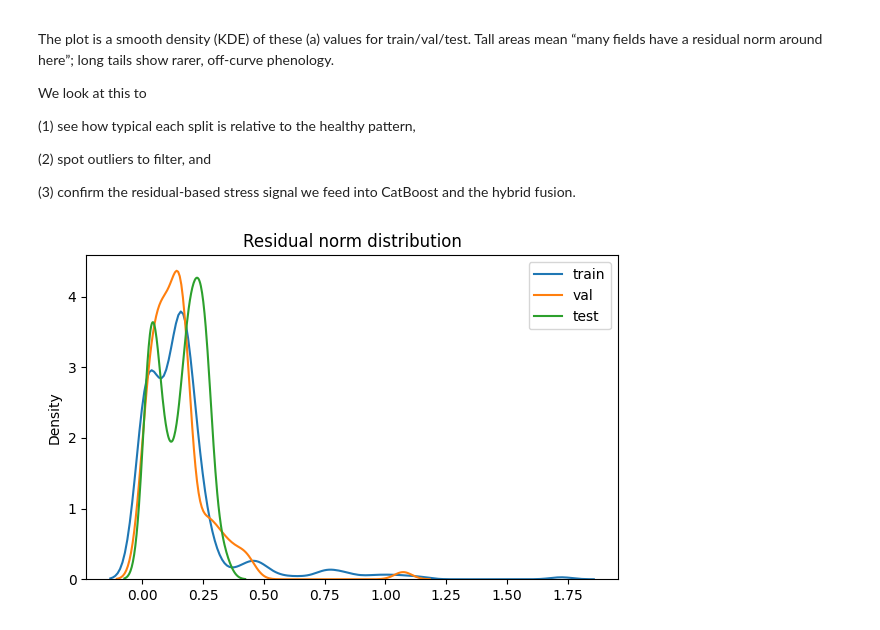
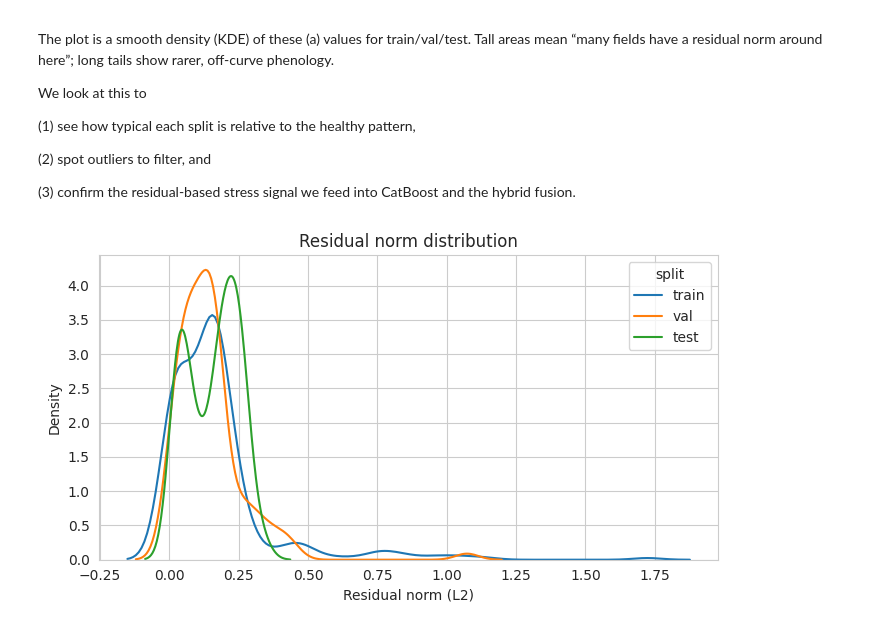
Before and after one commit to hmeyer8/Nitrogen-Deficiency, a Jupyter notebook: notebooks/03_feature_visualization.ipynb, the cells around one changed output. Drawn from its saved outputs; the diff is of its cells as text; code cells hidden in the pictures.

Commit message:
updated visuals and math conclusion

```diff
--- a/notebooks/03_feature_visualization.ipynb
+++ b/notebooks/03_feature_visualization.ipynb
@@ -19,20 +19,38 @@ Explore SVD components, scores, residuals, and hybrid risk. Assumes `train_tempo
 from pathlib import Path
 import json
 import numpy as np
+import pandas as pd
 import matplotlib.pyplot as plt
 import seaborn as sns
 from sklearn.decomposition import PCA
 
+sns.set_style("whitegrid")
+
 INTERIM = Path('data/interim')
+splits = ['train', 'val', 'test']
 
-svd_scores_tr = np.load(INTERIM / 'svd_scores_train.npy')
-svd_scores_te = np.load(INTERIM / 'svd_scores_test.npy')
-res_tr = np.load(INTERIM / 'svd_residual_norm_train.npy')
-res_te = np.load(INTERIM / 'svd_residual_norm_test.npy')
-hybrid_tr = np.load(INTERIM / 'hybrid_risk_train.npy')
-hybrid_te = np.load(INTERIM / 'hybrid_risk_test.npy')
-y_tr = np.load(INTERIM / 'y_train_deficit_label.npy')
-y_te = np.load(INTERIM / 'y_test_deficit_label.npy')
+svd_scores = {split: np.load(INTERIM / f'svd_scores_{split}.npy') for split in splits}
+residuals = {split: np.load(INTERIM / f'svd_residual_norm_{split}.npy') for split in splits}
+hybrid_risk = {split: np.load(INTERIM / f'hybrid_risk_{split}.npy') for split in splits}
+label_files = {'train': 'y_train_deficit_label.npy', 'val': 'y_val_deficit_label.npy', 'test': 'y_test_deficit_label.npy'}
+labels = {split: np.load(INTERIM / fname) for split, fname in label_files.items()}
 
 with open(INTERIM / 'svd_meta.json') as f:
     svd_meta = json.load(f)
+
+def stack_by_split(d):
+    return np.concatenate([d[s] for s in splits])
+
+n_features = svd_scores['train'].shape[1]
+split_column = np.concatenate([[s] * len(labels[s]) for s in splits])
+
+label_palette = {'healthy': '#2a9d8f', 'deficit': '#e63946'}
+
+df_all = pd.DataFrame({
+    'split': split_column,
+    'label': stack_by_split(labels),
+    'svd_score': np.concatenate([svd_scores[s][:, 0] for s in splits]),
+    'residual': stack_by_split(residuals),
+    'hybrid_risk': stack_by_split(hybrid_risk),
+})
+df_all['label_name'] = df_all['label'].map({0: 'healthy', 1: 'deficit'})
@@ -56,14 +72,14 @@ We look at this to
 (3) confirm the residual-based stress signal we feed into CatBoost and the hybrid fusion.
 # %%
 # Residual distributions
-plt.figure(figsize=(6,4))
-sns.kdeplot(res_tr, label='train', bw_adjust=0.7)
-sns.kdeplot(res_val, label='val', bw_adjust=0.7)
-sns.kdeplot(res_te, label='test', bw_adjust=0.7)
+plt.figure(figsize=(7, 4))
+for split, color in zip(splits, ['#577590', '#f3a712', '#43aa8b']):
+    sns.kdeplot(residuals[split], label=split, bw_adjust=0.8)
 plt.title('Residual norm distribution')
-plt.legend()
+plt.xlabel('Residual norm (L2)')
+plt.legend(title='split')
 plt.tight_layout()
 plt.show()
 # %% [output]
-[figure, old version]
+[figure, new version]
 # %%
```
Also changed, not shown: parts of 8 cells of this notebook, 2 other files.
